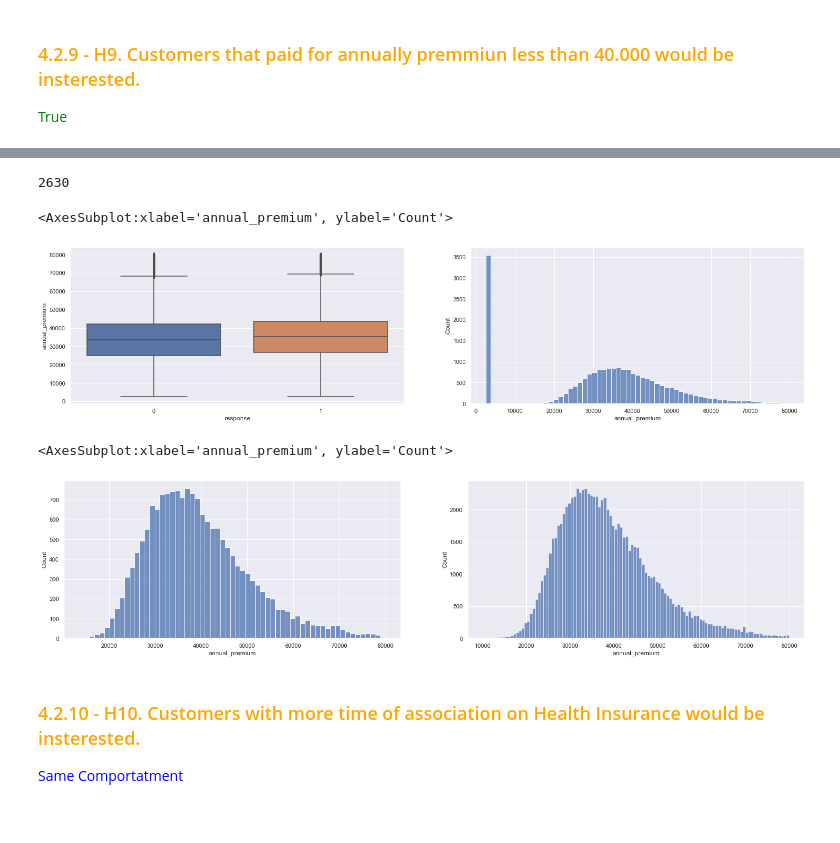
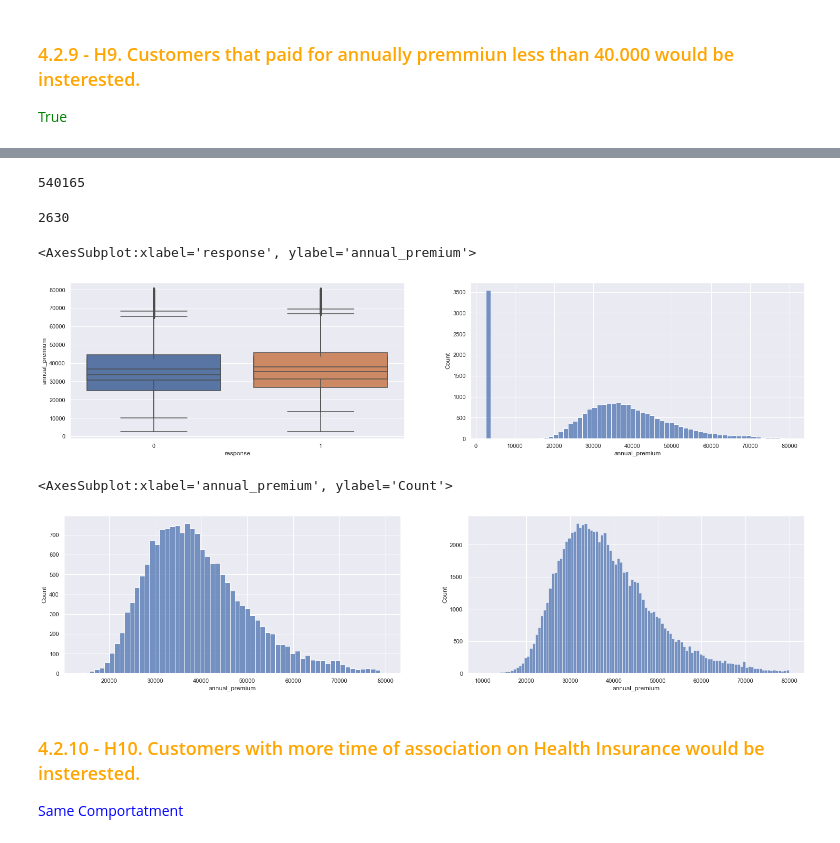
Before and after one commit to adrielepinto/health_insurance_cross_sell, a Jupyter notebook: notebooks/pa004.ipynb, the cells around one changed output, grey strips where cells are left out. Cells and saved outputs as stored; diff of their text form; code cells hidden in the pictures.

```diff
--- a/notebooks/pa004.ipynb
+++ b/notebooks/pa004.ipynb
@@ -182,7 +186,7 @@ df2['vehicle_age'] = df2['vehicle_age'].apply( lambda x: 'over_2_years'
                                               if x == '1-2 Year' else 'below_1_year')
 
 # Vehicle demage
-df2['vehicle_demage'] = df2['vehicle_damage'].apply( lambda x: 1 if x == 'yes' else 0)
+df2['vehicle_damage'] = df2['vehicle_damage'].apply( lambda x: 1 if x == 'yes' else 0)
 # %% [markdown]
 ## 2.1 Mind Map
 # %% [markdown]
@@ -382,36 +382,40 @@ df3['annual_premium'].max()
-# %%
-df3['annual_premium'].min()
-# %% [output]
-2630
-# %%
-
-plt.subplot(2, 2, 1)
-h9 = df4[df4['annual_premium'] < 80000]
-sns.boxplot( x='response', y='annual_premium', data=h9 )
-
-plt.subplot(2, 2, 2)
-h9_aux = h9.loc[h9['response'] == 1, 'annual_premium' ]
-sns.histplot(h9_aux )
-
-plt.subplot(2, 2, 1)
-h9 = df4[(df4['annual_premium'] >2630]) & (df4[df4['annual_premium'] < 80000)]
-sns.boxplot( x='response', y='annual_premium', data=h9 )
-# %% [output]
-<AxesSubplot:xlabel='annual_premium', ylabel='Count'>
-[figure, removed]
-# %%
-plt.subplot(2, 2, 1)
-h9_aux1 = df4[(df4['annual_premium'] > 2630) & (df4['annual_premium'] < 80000)]
-h9_aux2 = h9_aux1.loc[h9['response'] == 1, 'annual_premium' ]
-sns.histplot( h9_aux2 )
-
-plt.subplot(2, 2, 2)
-h9_aux1 = df4[(df4['annual_premium'] > 2630) & (df4['annual_premium'] < 80000)]
-h9_aux2 = h9_aux1.loc[h9['response'] == 0, 'annual_premium' ]
-sns.histplot( h9_aux2 )
-# %% [output]
-<AxesSubplot:xlabel='annual_premium', ylabel='Count'>
-[figure, removed]
+# %%
+df3['annual_premium'].max()
+# %% [output]
+540165
+# %%
+df3['annual_premium'].min()
+# %% [output]
+2630
+# %%
+
+plt.subplot(2, 2, 1)
+h9 = df4[df4['annual_premium'] < 80000]
+sns.boxplot( x='response', y='annual_premium', data=h9 )
+
+plt.subplot(2, 2, 2)
+h9_aux = h9.loc[h9['response'] == 1, 'annual_premium' ]
+sns.histplot(h9_aux )
+
+plt.subplot(2, 2, 1)
+h9 = df4[(df4['annual_premium'] > 2630) & (df4['annual_premium'] < 80000)]
+sns.boxplot( x='response', y='annual_premium', data=h9 )
+# %% [output]
+<AxesSubplot:xlabel='response', ylabel='annual_premium'>
+[figure, added]
+# %%
+plt.subplot(2, 2, 1)
+h9_aux1 = df4[(df4['annual_premium'] > 2630) & (df4['annual_premium'] < 80000)]
+h9_aux2 = h9_aux1.loc[h9['response'] == 1, 'annual_premium' ]
+sns.histplot( h9_aux2 )
+
+plt.subplot(2, 2, 2)
+h9_aux1 = df4[(df4['annual_premium'] > 2630) & (df4['annual_premium'] < 80000)]
+h9_aux2 = h9_aux1.loc[h9['response'] == 0, 'annual_premium' ]
+sns.histplot( h9_aux2 )
+# %% [output]
+<AxesSubplot:xlabel='annual_premium', ylabel='Count'>
+[figure, added]
 # %% [markdown]
 ### <font color='orange'>  4.2.10 - H10. Customers with more time of association on Health Insurance would be insterested.
 <font color='blue'> Same Comportatment
```
Also changed, not shown: parts of 61 cells of this notebook.
